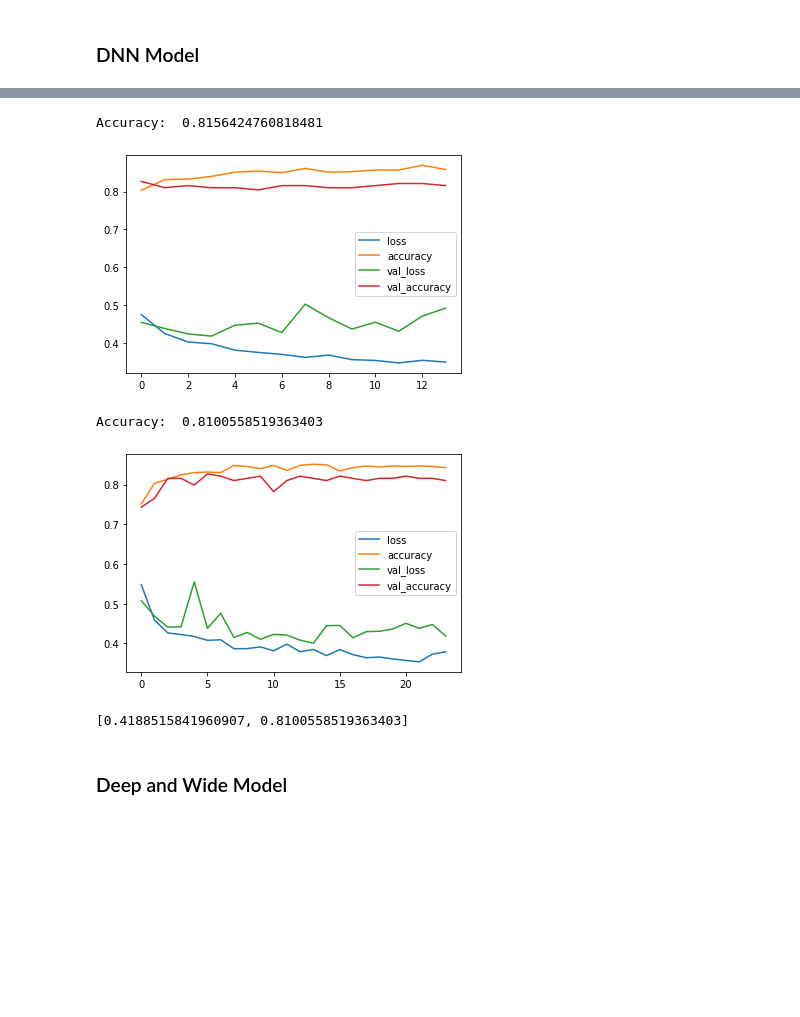
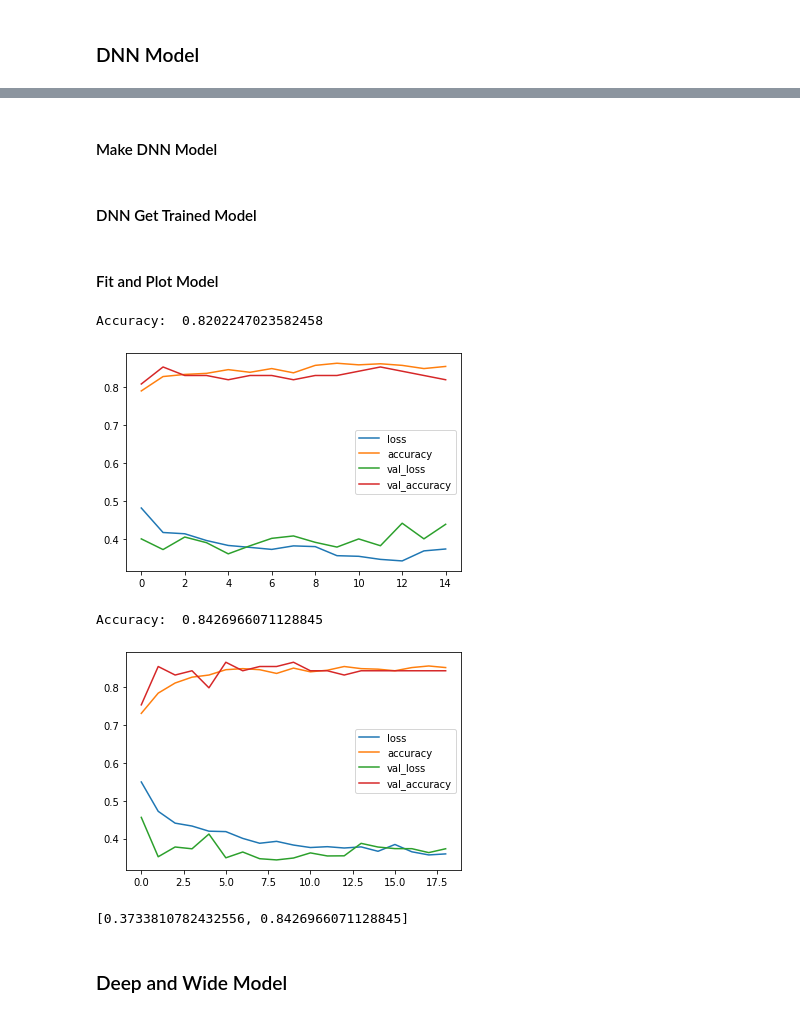
Before and after one commit to Codeblockz/Data-Science-Self-Projects, a Jupyter notebook: Kaggle_Titanic_challege/Titanic_Challenge.ipynb, the cells around one changed output, grey strips where cells are left out. Saved outputs shown, nothing was run; the diff lists cells and outputs as text; code cells hidden in the pictures; blank space fills up the shorter version.

```diff
--- a/Kaggle_Titanic_challege/Titanic_Challenge.ipynb
+++ b/Kaggle_Titanic_challege/Titanic_Challenge.ipynb
@@ -363,12 +363,13 @@ def getTuple(Value):
 # %% [markdown]
 ### get_train_test
 # %%
-def get_train_test(data, CC):
+def get_train_test(data, CC = False):
   X = data.drop("Survived", axis=1)
   y = data["Survived"]
   #print("X shape: ", X.shape)
   #print(X.values.reshape(891, 27,1))
   X_train, X_val, y_train, y_val = train_test_split(X, y, test_size=0.2, random_state=42)
+  X_val, X_test, y_val, y_test = train_test_split(X_val, y_val, test_size=0.5, random_state=42)
   if CC==True:
     X_train=X_train.values
     y_train= y_train.values
@@ -376,7 +377,7 @@ def get_train_test(data, CC):
     y_val=y_val.values
     X_train=np.expand_dims(X_train,axis=2)
     X_val=np.expand_dims(X_val,axis=2)
-  return (X_train, X_val, y_train, y_val)
+  return (X_train, X_val, X_test, y_train, y_val, y_test)
 # %% [markdown]
 ### make_tensor
 # %%
@@ -818,6 +839,6 @@ def makeCN_Model(input_shape):
 # %%
 # for OH
-X_train, X_val, y_train, y_val = get_train_test(OH_train, True)
+X_train, X_val, X_test, y_train, y_val, y_test = get_train_test(OH_train, True)
 x, y, z = X_train.shape
 print("X_val.shape: ",X_val.shape)
 print("y_val.shape: ",y_val.shape)
@@ -868,6 +889,6 @@ Accuracy:  0.7877094745635986
 # %%
 # For EN
-X_train, X_val, y_train, y_val = get_train_test(EN_train, True)
+X_train, X_val, X_test, y_train, y_val, y_test = get_train_test(EN_train, True)
 x, y, z = X_train.shape
 print("X_val.shape: ",X_val.shape)
 print("y_val.shape: ",y_val.shape)
@@ -946,6 +952,8 @@ def fit_DNN_Model(model, epochs=400):
   acc_ofmodel = model.evaluate(X_val, y_val, verbose=0)
   print("Accuracy: ",acc_ofmodel[1])
   return acc_ofmodel[1]
+# %% [markdown]
+#### Make DNN Model
 # %%
 def DNN_model(input_dim):
    model = tf.keras.Sequential([
@@ -959,5 +967,7 @@ def DNN_model(input_dim):
    ])
    model.compile(optimizer='adam', loss='binary_crossentropy', metrics=['accuracy'])
    return model
+# %% [markdown]
+#### DNN Get Trained Model
 # %%
 def get_trained_DNN_model(Data):
@@ -976,24 +987,26 @@ def get_trained_DNN_model(Data):
+# %% [markdown]
+#### Fit and Plot Model
 # %%
-X_train, X_val, y_train, y_val = get_train_test(OH_train, False)
+X_train, X_val, X_test, y_train, y_val, y_test = get_train_test(OH_train, False)
 OH_DNN_model = DNN_model(X_train.shape[1])
 OH_acc_DNN = fit_DNN_Model(OH_DNN_model)
 Models['OH_DNN_model']=[OH_DNN_model,OH_acc_DNN]
 # %% [output]
-Accuracy:  0.8156424760818481
+Accuracy:  0.8202247023582458
-[figure, old version]
+[figure, new version]
 # %%
-X_train, X_val, y_train, y_val = get_train_test(EN_train, False)
+X_train, X_val, X_test, y_train, y_val, y_test = get_train_test(EN_train, False)
 EN_DNN_model = DNN_model(X_train.shape[1])
 EN_acc_DNN = fit_DNN_Model(EN_DNN_model)
 Models['EN_DNN_model']=[EN_DNN_model,EN_acc_DNN]
 # %% [output]
-Accuracy:  0.8100558519363403
+Accuracy:  0.8426966071128845
-[figure, old version]
+[figure, new version]
 # %%
-X_train, X_val, y_train, y_val = get_train_test(EN_train, False)
+X_train, X_val, X_test, y_train, y_val, y_test = get_train_test(EN_train, False)
 Models['EN_DNN_model'][0].evaluate(X_val, y_val, verbose=0)
 # %% [output]
-[0.4188515841960907, 0.8100558519363403]
+[0.3733810782432556, 0.8426966071128845]
 # %% [markdown]
 ### Deep and Wide Model
 # %%
```
Also changed, not shown: parts of 31 cells of this notebook.
